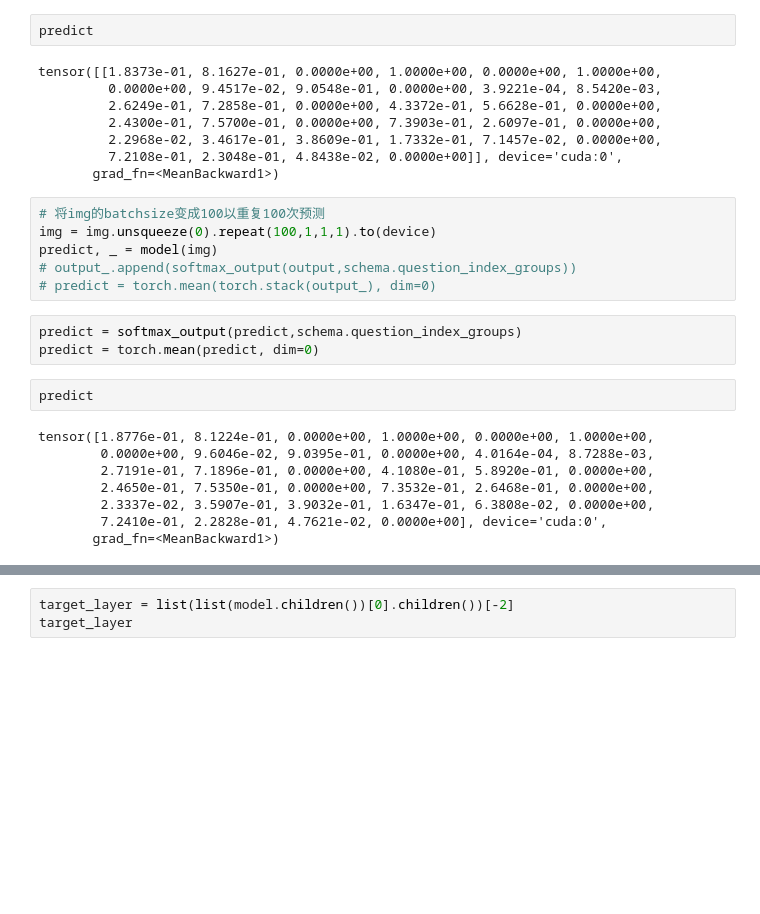
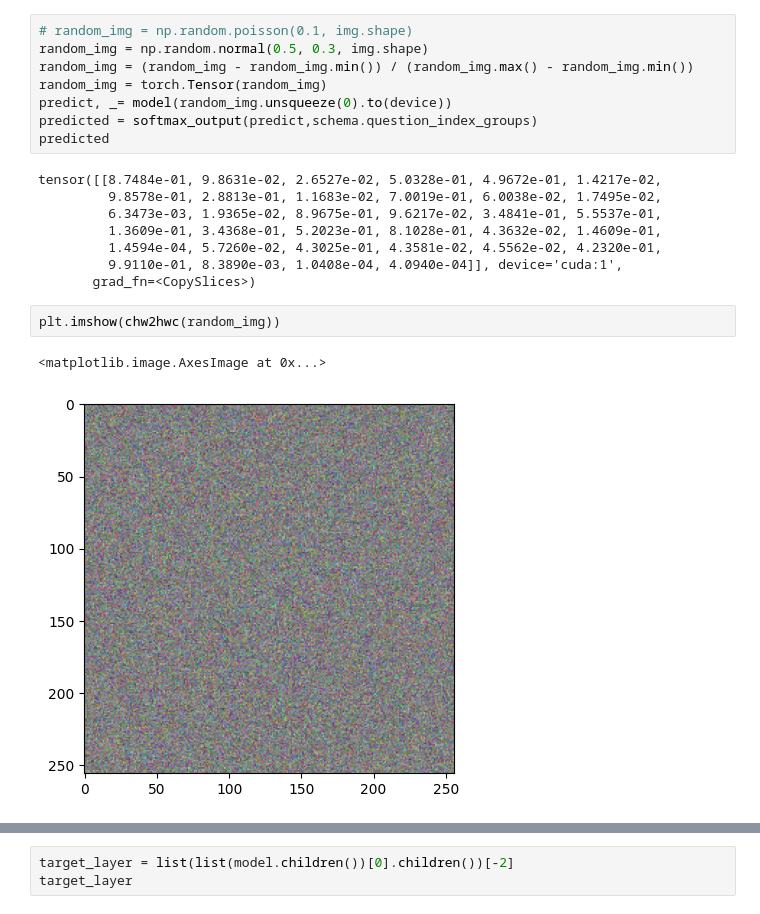
Before and after one commit to Astro-Astre/morphics, a Jupyter notebook: for_me/predict.ipynb, the cells around one changed output, grey strips where cells are left out. Cells and saved outputs as stored; diff of their text form; blank space fills up the shorter version.

```diff
--- a/for_me/predict.ipynb
+++ b/for_me/predict.ipynb
@@ -138,29 +162,21 @@ predict = torch.mean(torch.stack(output_), dim=0)
-# %%
-predict
-# %% [output]
-tensor([[1.8373e-01, 8.1627e-01, 0.0000e+00, 1.0000e+00, 0.0000e+00, 1.0000e+00,
-         0.0000e+00, 9.4517e-02, 9.0548e-01, 0.0000e+00, 3.9221e-04, 8.5420e-03,
-         2.6249e-01, 7.2858e-01, 0.0000e+00, 4.3372e-01, 5.6628e-01, 0.0000e+00,
-         2.4300e-01, 7.5700e-01, 0.0000e+00, 7.3903e-01, 2.6097e-01, 0.0000e+00,
-         2.2968e-02, 3.4617e-01, 3.8609e-01, 1.7332e-01, 7.1457e-02, 0.0000e+00,
-         7.2108e-01, 2.3048e-01, 4.8438e-02, 0.0000e+00]], device='cuda:0',
-       grad_fn=<MeanBackward1>)
-# %%
-# 将img的batchsize变成100以重复100次预测
-img = img.unsqueeze(0).repeat(100,1,1,1).to(device)
-predict, _ = model(img)
-# output_.append(softmax_output(output,schema.question_index_groups))
-# predict = torch.mean(torch.stack(output_), dim=0)
-# %%
-predict = softmax_output(predict,schema.question_index_groups)
-predict = torch.mean(predict, dim=0)
-# %%
-predict
-# %% [output]
-tensor([1.8776e-01, 8.1224e-01, 0.0000e+00, 1.0000e+00, 0.0000e+00, 1.0000e+00,
-        0.0000e+00, 9.6046e-02, 9.0395e-01, 0.0000e+00, 4.0164e-04, 8.7288e-03,
-        2.7191e-01, 7.1896e-01, 0.0000e+00, 4.1080e-01, 5.8920e-01, 0.0000e+00,
-        2.4650e-01, 7.5350e-01, 0.0000e+00, 7.3532e-01, 2.6468e-01, 0.0000e+00,
-        2.3337e-02, 3.5907e-01, 3.9032e-01, 1.6347e-01, 6.3808e-02, 0.0000e+00,
-        7.2410e-01, 2.2828e-01, 4.7621e-02, 0.0000e+00], device='cuda:0',
-       grad_fn=<MeanBackward1>)
+# %%
+# random_img = np.random.poisson(0.1, img.shape)
+random_img = np.random.normal(0.5, 0.3, img.shape)
+random_img = (random_img - random_img.min()) / (random_img.max() - random_img.min())
+random_img = torch.Tensor(random_img)
+predict, _= model(random_img.unsqueeze(0).to(device))
+predicted = softmax_output(predict,schema.question_index_groups)
+predicted
+# %% [output]
+tensor([[8.7484e-01, 9.8631e-02, 2.6527e-02, 5.0328e-01, 4.9672e-01, 1.4217e-02,
+         9.8578e-01, 2.8813e-01, 1.1683e-02, 7.0019e-01, 6.0038e-02, 1.7495e-02,
+         6.3473e-03, 1.9365e-02, 8.9675e-01, 9.6217e-02, 3.4841e-01, 5.5537e-01,
+         1.3609e-01, 3.4368e-01, 5.2023e-01, 8.1028e-01, 4.3632e-02, 1.4609e-01,
+         1.4594e-04, 5.7260e-02, 4.3025e-01, 4.3581e-02, 4.5562e-02, 4.2320e-01,
+         9.9110e-01, 8.3890e-03, 1.0408e-04, 4.0940e-04]], device='cuda:1',
+       grad_fn=<CopySlices>)
+# %%
+plt.imshow(chw2hwc(random_img))
+# %% [output]
+<matplotlib.image.AxesImage at 0x...>
+[figure, added]
```
Also changed, not shown: parts of 18 cells of this notebook, 1 other file.
